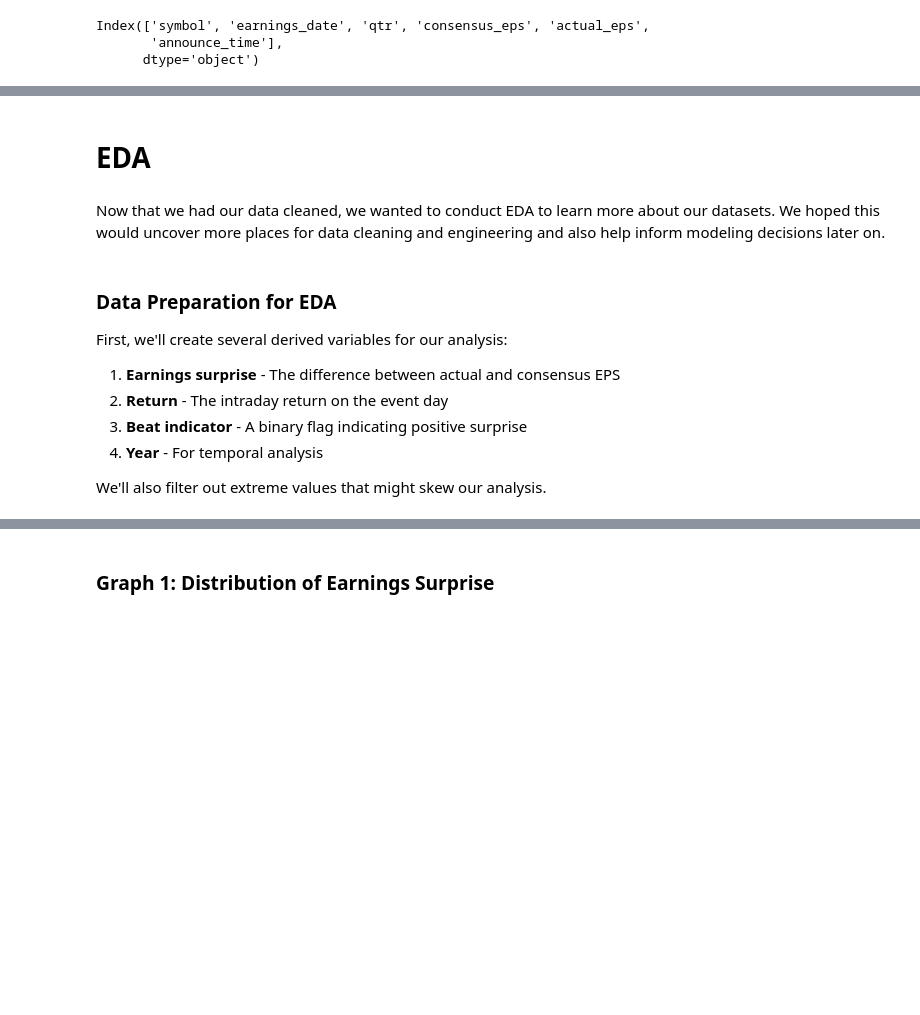
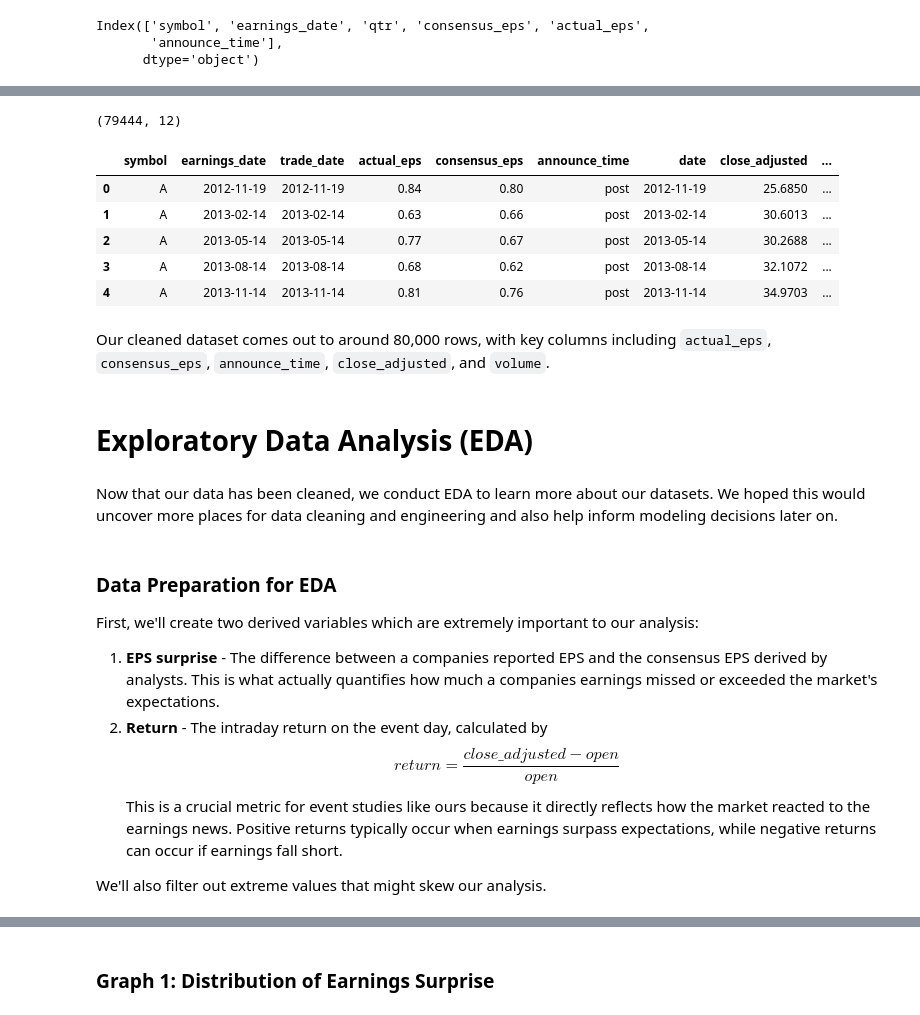
Before and after one commit to edfan1/CIS5450FinalProject, a Jupyter notebook: Notebook.ipynb, the cells around one changed output, grey strips where cells are left out. Cells and saved outputs as stored; diff of their text form; code cells hidden in the pictures; blank space fills up the shorter version.

```diff
--- a/Notebook.ipynb
+++ b/Notebook.ipynb
@@ -152,0 +181,24 @@ event_prices.shape
+# %%
+# Drop duplicates and reset index
+event_prices = event_prices.drop_duplicates(subset=["symbol", "earnings_date"]).reset_index(drop=True)
+
+# Drop rows with missing values in the merged dataset
+event_prices = event_prices.dropna(
+    subset=[
+        "actual_eps", "consensus_eps", "announce_time",
+        "close_adjusted", "open", "high", "low", "volume"
+    ]
+).reset_index(drop=True)
+
+display(event_prices.shape)
+display(event_prices.head())
+# %% [output]
+(79444, 12)
+|  | symbol | earnings_date | trade_date | actual_eps | consensus_eps | announce_time | date | close_adjusted | ... |
+| 0 | A | 2012-11-19 | 2012-11-19 | 0.84 | 0.80 | post | 2012-11-19 | 25.6850 | ... |
+| 1 | A | 2013-02-14 | 2013-02-14 | 0.63 | 0.66 | post | 2013-02-14 | 30.6013 | ... |
+| 2 | A | 2013-05-14 | 2013-05-14 | 0.77 | 0.67 | post | 2013-05-14 | 30.2688 | ... |
+| 3 | A | 2013-08-14 | 2013-08-14 | 0.68 | 0.62 | post | 2013-08-14 | 32.1072 | ... |
+| 4 | A | 2013-11-14 | 2013-11-14 | 0.81 | 0.76 | post | 2013-11-14 | 34.9703 | ... |
+# %% [markdown]
+Our cleaned dataset comes out to around 80,000 rows, with key columns including `actual_eps`, `consensus_eps`, `announce_time`, `close_adjusted`, and `volume`.
@@ -153,15 +208,13 @@ event_prices.shape
 # %% [markdown]
-# EDA
+# Exploratory Data Analysis (EDA)
 # %% [markdown]
-Now that we had our data cleaned, we wanted to conduct EDA to learn more about our datasets. We hoped this would uncover more places for data cleaning and engineering and also help inform modeling decisions later on.
+Now that our data has been cleaned, we conduct EDA to learn more about our datasets. We hoped this would uncover more places for data cleaning and engineering and also help inform modeling decisions later on.
 # %% [markdown]
 ### Data Preparation for EDA
 
-First, we'll create several derived variables for our analysis:
-1. **Earnings surprise** - The difference between actual and consensus EPS
-2. **Return** - The intraday return on the event day
-3. **Beat indicator** - A binary flag indicating positive surprise
-4. **Year** - For temporal analysis
+First, we'll create two derived variables which are extremely important to our analysis:
+1. **EPS surprise** - The difference between a companies reported EPS and the consensus EPS derived by analysts. This is what actually quantifies how much a companies earnings missed or exceeded the market's expectations.
+2. **Return** - The intraday return on the event day, calculated by $$return = \frac{close\_ adjusted - open}{open}$$ This is a crucial metric for event studies like ours because it directly reflects how the market reacted to the earnings news. Positive returns typically occur when earnings surpass expectations, while negative returns can occur if earnings fall short.
 
 We'll also filter out extreme values that might skew our analysis.
 # %%
```
Also changed, not shown: parts of 41 cells of this notebook.
